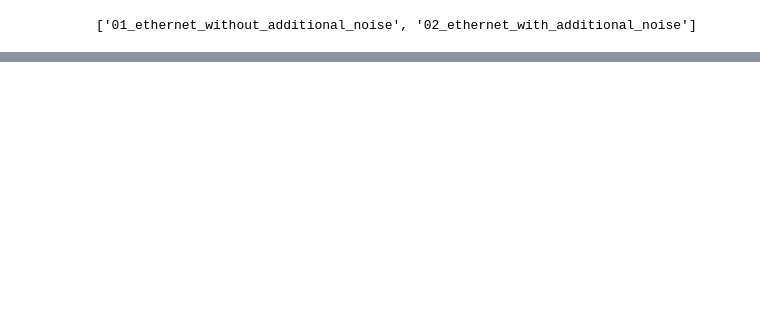
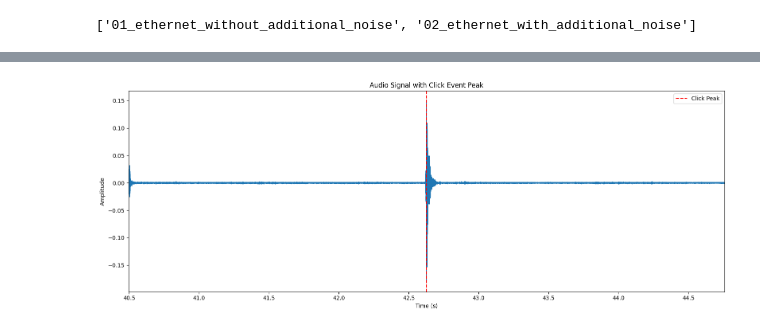
Before and after one commit to matteoseidl/Electrical_Connector_Click-Event_Detection, a Jupyter notebook: 01_Data/clickDatasetPreprocessing.ipynb, the cells around one changed output, grey strips where cells are left out. Cells and saved outputs as stored; diff of their text form; code cells hidden in the pictures; blank space fills up the shorter version.

```diff
--- a/01_Data/clickDatasetPreprocessing.ipynb
+++ b/01_Data/clickDatasetPreprocessing.ipynb
@@ -126,0 +184,37 @@ plt.show()
+# %%
+time_interval = 0.512 # in seconds, this will be the window size in the real time detection as well --> 4 chunks with 2084 samples each --> with the 16 kHz sampling rate this is 0.512 seconds
+
+# calculate peak time of the click event for each audio file in the selected dataset
+def calc_peak_times(audio_files_sorted, audio_dataset_dir, sampling_rate, n_fft, hop_length, n_mels, dB_ref, top_dB_abs):
+    signals = []
+    signal_times = []
+    peak_times = []
+
+    for i in range(len(audio_files_sorted)):
+        audio_file_path = os.path.join(audio_dataset_dir, audio_files_sorted[i])
+        signal, time, S_dB = mel_spectrogram(audio_file_path, sampling_rate, n_fft, hop_length, n_mels, dB_ref, top_dB_abs)
+        signals.append(signal)
+        signal_times.append(time)
+
+        # search abs max value of the signal within the search interval
+
+        search_interval_min = 5 # define search intervall based on the later plot for peak times
+        search_interval_min_index = search_interval_min * sampling_rate
+        search_interval_max_index = len(signal)
+
+        j = search_interval_min_index
+        peak_index = j
+        while j < search_interval_max_index-1:
+            if signal[j+1] > signal[peak_index]:
+                peak_index = j+1
+            j = j + 1
+
+        #peak_index = np.argmax(np.abs(signal))
+
+        peak_time = peak_index / sampling_rate
+        peak_times.append(peak_time)
+
+    return signals, signal_times, peak_times
+
+# get the signals, signal times and peak times for the selected dataset
+signals, signal_times, peak_times = calc_peak_times(audio_files_sorted, audio_dataset_dir, sampling_rate, n_fft, hop_length, n_mels, dB_ref, top_dB_abs)
@@ -126,0 +236,10 @@ plt.show()
+# %%
+# plot the signal interval around the peak time of the click event for the same audio file in the selected dataset as the plot above
+signal = signals[file_id_num]
+time = signal_times[file_id_num]
+peak_time = peak_times[file_id_num]
+interval = time_interval//2
+
+plot_signal_interval(signal, time, peak_time, interval)
+# %% [output]
+[figure, added]
```
Also changed, not shown: parts of 17 cells of this notebook, 2 other files.
